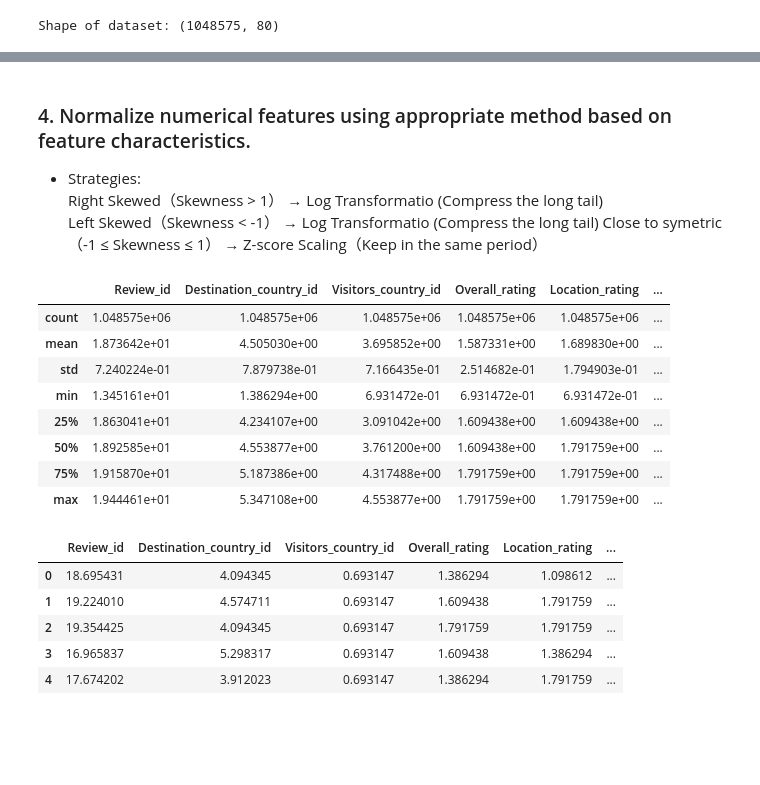
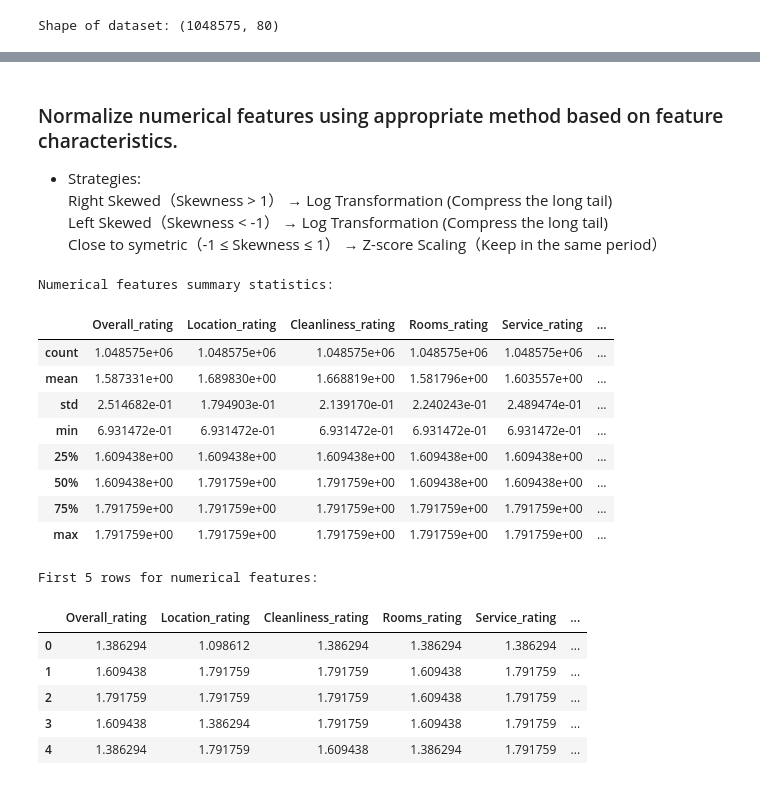
Before and after one commit to yceugene/DA_Proj_G7, a Jupyter notebook: src/main.ipynb, the cells around one changed output, grey strips where cells are left out. Saved outputs shown, nothing was run; the diff lists cells and outputs as text; code cells hidden in the pictures; blank space fills up the shorter version.

```diff
--- a/src/main.ipynb
+++ b/src/main.ipynb
@@ -1388 +1396,5 @@ dtype: int64
+# %%
+# Change data types to ID features that are considered numerical
+columns_to_change = ["Review_id", "Destination_country_id", "Visitors_country_id"]
+rating_df[columns_to_change] = rating_df[columns_to_change].astype("object")
 # %%
@@ -1409,48 +1421,47 @@ Free.High.Speed.Internet...WiFi..                -2.451427
 Free.Internet                                    -3.417642
 dtype: float64
 # %% [markdown]
-### 4. Normalize numerical features using appropriate method based on feature characteristics.
+### Normalize numerical features using appropriate method based on feature characteristics.
 * Strategies:
-Right Skewed（Skewness > 1） → Log Transformatio (Compress the long tail)
-Left Skewed（Skewness < -1） → Log Transformatio (Compress the long tail)
+Right Skewed（Skewness > 1） → Log Transformation (Compress the long tail)
+Left Skewed（Skewness < -1） → Log Transformation (Compress the long tail)
 Close to symetric（-1 ≤ Skewness ≤ 1） → Z-score Scaling（Keep in the same period）
 # %%
-import numpy as np
-import pandas as pd
-from sklearn.preprocessing import StandardScaler, PowerTransformer
-import matplotlib.pyplot as plt
-from sklearn.cluster import KMeans
-
-
 rating_df_numeric = rating_df.select_dtypes(include=['number']).copy()
 skewness = rating_df_numeric.skew()
 
 SKEWNESS_THRESHOLD = 1 # 0.5
 
 # Fill missing values & Run Normalization
 for col in rating_df_numeric.columns:
     if skewness[col] > SKEWNESS_THRESHOLD or skewness[col] < SKEWNESS_THRESHOLD: # Left or right Skewed
-        rating_df_numeric[col].fillna(rating_df_numeric[col].median(), inplace=True)
+        rating_df_numeric[col] = rating_df_numeric[col].fillna(rating_df_numeric[col].median())
         rating_df_numeric[col] = np.log1p(rating_df_numeric[col])
     else:  # Symetric
-        rating_df_numeric[col].fillna(rating_df_numeric[col].mean(), inplace=True)
+        rating_df_numeric[col] = rating_df_numeric[col].fillna(rating_df_numeric[col].mean())
         scaler = StandardScaler()
         rating_df_numeric[col] = scaler.fit_transform(rating_df_numeric[[col]])
+
+print("Numerical features summary statistics:")
 display(rating_df_numeric.describe())
+
+print("\nFirst 5 rows for numerical features:")
 display(rating_df_numeric.head())
 # %% [output]
+Numerical features summary statistics:
-|  | Review_id | Destination_country_id | Visitors_country_id | Overall_rating | Location_rating | ... |
+|  | Overall_rating | Location_rating | Cleanliness_rating | Rooms_rating | Service_rating | ... |
 | count | 1.048575e+06 | 1.048575e+06 | 1.048575e+06 | 1.048575e+06 | 1.048575e+06 | ... |
-| mean | 1.873642e+01 | 4.505030e+00 | 3.695852e+00 | 1.587331e+00 | 1.689830e+00 | ... |
-| std | 7.240224e-01 | 7.879738e-01 | 7.166435e-01 | 2.514682e-01 | 1.794903e-01 | ... |
-| min | 1.345161e+01 | 1.386294e+00 | 6.931472e-01 | 6.931472e-01 | 6.931472e-01 | ... |
-| 25% | 1.863041e+01 | 4.234107e+00 | 3.091042e+00 | 1.609438e+00 | 1.609438e+00 | ... |
-| 50% | 1.892585e+01 | 4.553877e+00 | 3.761200e+00 | 1.609438e+00 | 1.791759e+00 | ... |
-| 75% | 1.915870e+01 | 5.187386e+00 | 4.317488e+00 | 1.791759e+00 | 1.791759e+00 | ... |
-| max | 1.944461e+01 | 5.347108e+00 | 4.553877e+00 | 1.791759e+00 | 1.791759e+00 | ... |
+| mean | 1.587331e+00 | 1.689830e+00 | 1.668819e+00 | 1.581796e+00 | 1.603557e+00 | ... |
+| std | 2.514682e-01 | 1.794903e-01 | 2.139170e-01 | 2.240243e-01 | 2.489474e-01 | ... |
+| min | 6.931472e-01 | 6.931472e-01 | 6.931472e-01 | 6.931472e-01 | 6.931472e-01 | ... |
+| 25% | 1.609438e+00 | 1.609438e+00 | 1.609438e+00 | 1.609438e+00 | 1.609438e+00 | ... |
+| 50% | 1.609438e+00 | 1.791759e+00 | 1.791759e+00 | 1.609438e+00 | 1.609438e+00 | ... |
+| 75% | 1.791759e+00 | 1.791759e+00 | 1.791759e+00 | 1.791759e+00 | 1.791759e+00 | ... |
+| max | 1.791759e+00 | 1.791759e+00 | 1.791759e+00 | 1.791759e+00 | 1.791759e+00 | ... |
+First 5 rows for numerical features:
-|  | Review_id | Destination_country_id | Visitors_country_id | Overall_rating | Location_rating | ... |
-| 0 | 18.695431 | 4.094345 | 0.693147 | 1.386294 | 1.098612 | ... |
-| 1 | 19.224010 | 4.574711 | 0.693147 | 1.609438 | 1.791759 | ... |
-| 2 | 19.354425 | 4.094345 | 0.693147 | 1.791759 | 1.791759 | ... |
-| 3 | 16.965837 | 5.298317 | 0.693147 | 1.609438 | 1.386294 | ... |
-| 4 | 17.674202 | 3.912023 | 0.693147 | 1.386294 | 1.791759 | ... |
+|  | Overall_rating | Location_rating | Cleanliness_rating | Rooms_rating | Service_rating | ... |
+| 0 | 1.386294 | 1.098612 | 1.386294 | 1.386294 | 1.386294 | ... |
+| 1 | 1.609438 | 1.791759 | 1.791759 | 1.609438 | 1.791759 | ... |
+| 2 | 1.791759 | 1.791759 | 1.791759 | 1.609438 | 1.791759 | ... |
+| 3 | 1.609438 | 1.386294 | 1.791759 | 1.609438 | 1.791759 | ... |
+| 4 | 1.386294 | 1.791759 | 1.609438 | 1.386294 | 1.791759 | ... |
```
Also changed, not shown: parts of 39 cells of this notebook.
